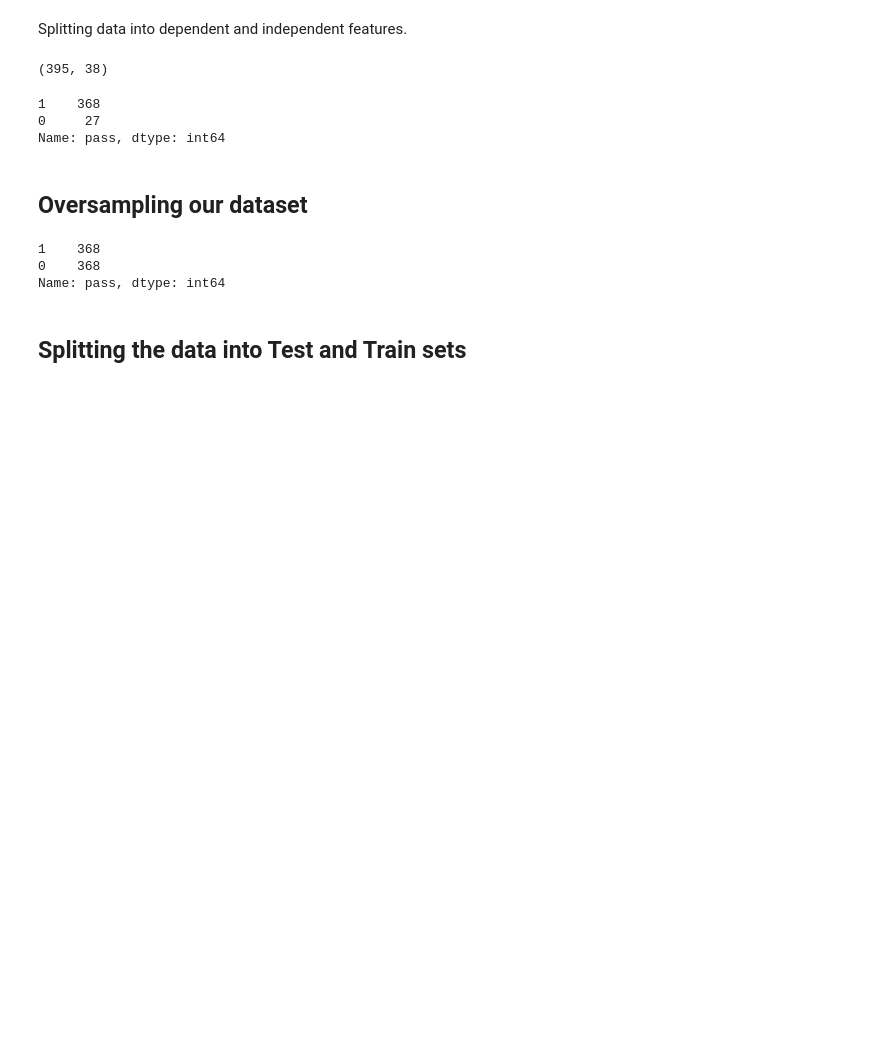
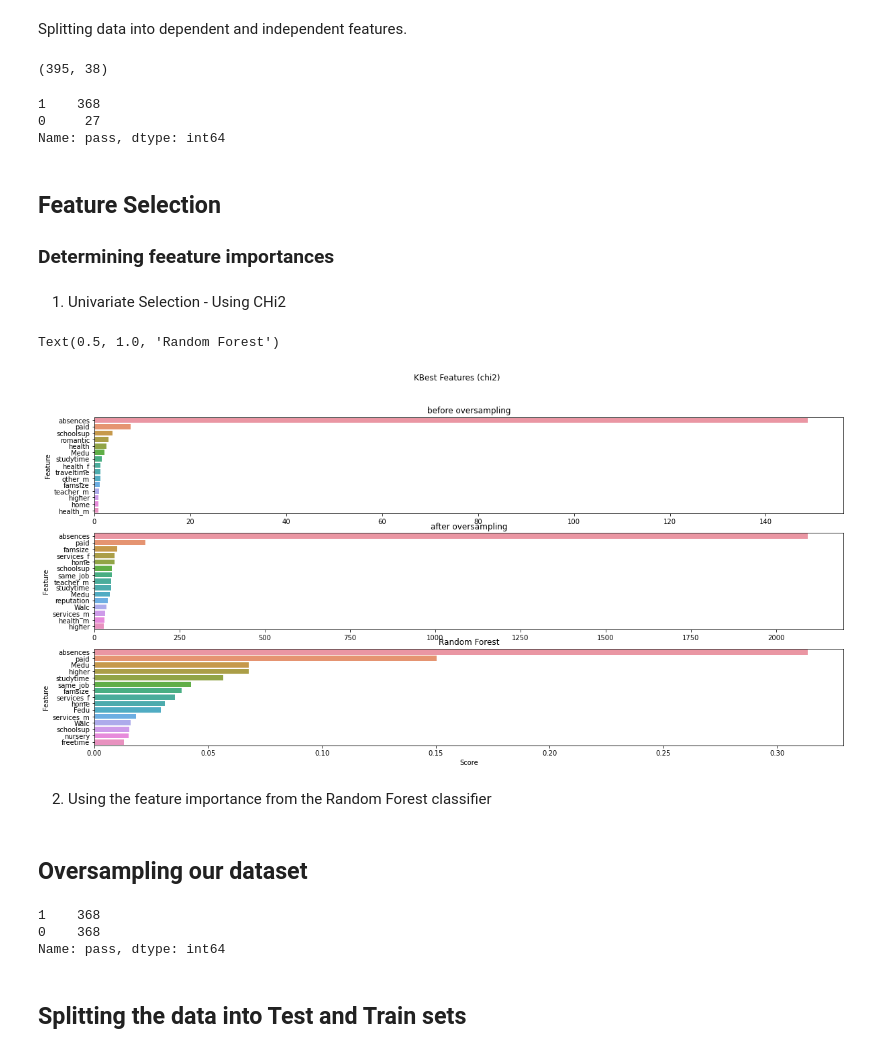
Before and after one commit to FelixOnofrei/Data-Science, a Jupyter notebook: Student dataset Multivariate Analysis, Plots, Predictions.ipynb, the cells around one changed output. Drawn from its saved outputs; the diff is of its cells as text; code cells hidden in the pictures; blank space fills up the shorter version.

Commit message:
Update Student dataset Multivariate Analysis, Plots, Predictions.ipynb
Added Feature Importance and Oversampling

```diff
--- a/Student dataset Multivariate Analysis, Plots, Predictions.ipynb
+++ b/Student dataset Multivariate Analysis, Plots, Predictions.ipynb
@@ -366,6 +382,43 @@ pd.Series(y).value_counts()
 1    368
 0     27
 Name: pass, dtype: int64
+# %% [markdown]
+## Feature Selection
+### Determining feeature importances
+# %% [markdown]
+1. Univariate Selection - Using CHi2
+# %%
+from sklearn.feature_selection import SelectKBest
+from sklearn.feature_selection import chi2
+
+### Function to select the KBest features using chi2 function
+def top_feature_func(X,y,top_nr):
+    best_features = SelectKBest(score_func=chi2, k=10)
+    fit = best_features.fit(X, y)
+    df_scores = pd.DataFrame(fit.scores_)
+    df_columns = pd.DataFrame(X.columns)
+    scores = pd.concat([df_columns, df_scores],axis=1)
+    scores.columns = ['Feature','Score']
+    scores.sort_values(by=['Score'],ascending=False)
+    top_features = scores.nlargest(top_nr,'Score')
+    return top_features
+# %%
+fig, (ax1,ax2,ax3) = plt.subplots(3,1, figsize=(20,9))
+fig.suptitle('KBest Features (chi2)')
+sb.barplot(x='Score',y='Feature', data=top_feature_func(X,y,15), ax=ax1)
+sb.barplot(x='Score',y='Feature', data=top_feature_func(X_res,y_res,15), ax=ax2)
+sb.barplot(x='Score',y='Feature', data=reg_top_features, ax=ax3)
+
+ax1.set_title('before oversampling')
+ax1.set_xlabel('')
+ax2.set_title('after oversampling')
+ax2.set_xlabel('')
+ax3.set_title('Random Forest')
+# %% [output]
+Text(0.5, 1.0, 'Random Forest')
+[figure, added]
+# %% [markdown]
+2. Using the feature importance from the Random Forest classifier
 # %% [markdown]
 ## Oversampling our dataset
 # %%
```
Also changed, not shown: parts of 11 cells of this notebook.
